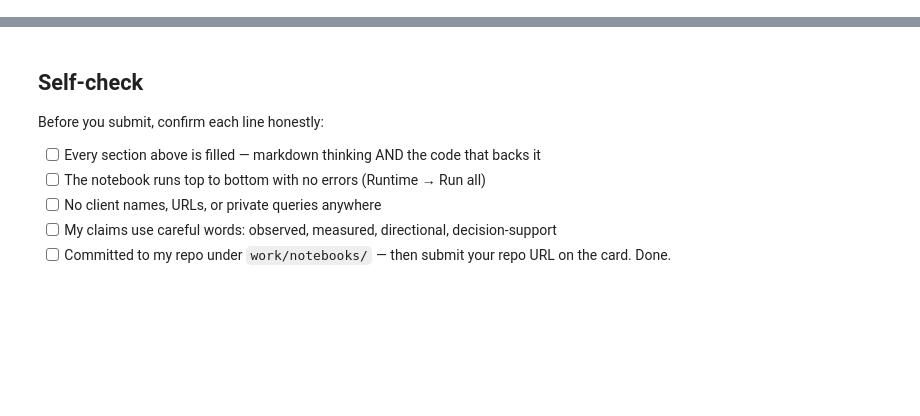
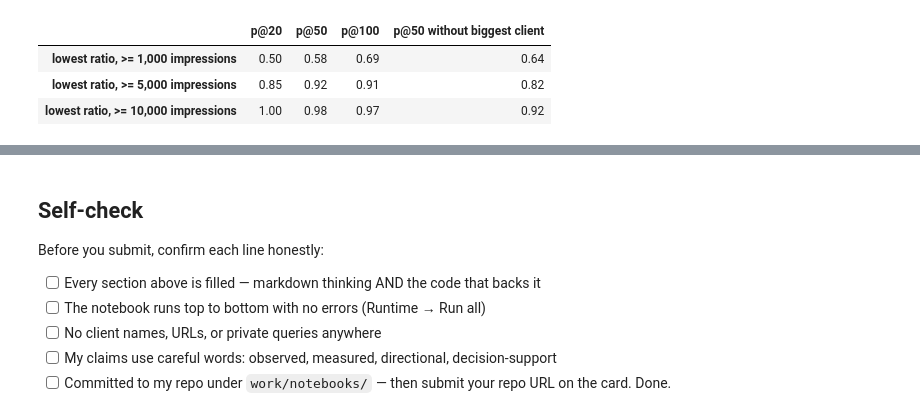
Before and after one commit to m-awaischohan/flyrank-internship-ml, a Jupyter notebook: work/notebooks/w05_model.ipynb, the cells around one changed output, grey strips where cells are left out. Cells and saved outputs as stored; diff of their text form; code cells hidden in the pictures; blank space fills up the shorter version.

```diff
--- a/work/notebooks/w05_model.ipynb
+++ b/work/notebooks/w05_model.ipynb
@@ -36,0 +219,19 @@ This skeleton is yours to fill. Work the sections **in order** — each one has
+# %%
+# Exploratory only: a one-line rule - lowest ratio among pages with a big volume floor.
+# I tried THREE floors and picked the best after seeing these labels, so treat it as optimistic.
+challenger = {}
+for floor in (1000, 5000, 10000):
+    s = np.zeros(len(ev))
+    for tr, te in folds:
+        b = add_relative(ev.iloc[te], band_typical(ev.iloc[tr]))
+        s[te] = np.where(b["impressions_prev_30d"] >= floor, -b["ratio"], -99.0)
+    challenger[floor] = s
+ch = pd.DataFrame({f"lowest ratio, >= {fl:,} impressions": {**{f"p@{k}": p_at_k(s, k) for k in (20, 50, 100)},
+                                                         "p@50 without biggest client": p_at_k(s, 50, not_big)}
+                   for fl, s in challenger.items()}).T
+ch
+# %% [output]
+|  | p@20 | p@50 | p@100 | p@50 without biggest client |
+| lowest ratio, >= 1,000 impressions | 0.50 | 0.58 | 0.69 | 0.64 |
+| lowest ratio, >= 5,000 impressions | 0.85 | 0.92 | 0.91 | 0.82 |
+| lowest ratio, >= 10,000 impressions | 1.00 | 0.98 | 0.97 | 0.92 |
```
Also changed, not shown: parts of 21 cells of this notebook.
